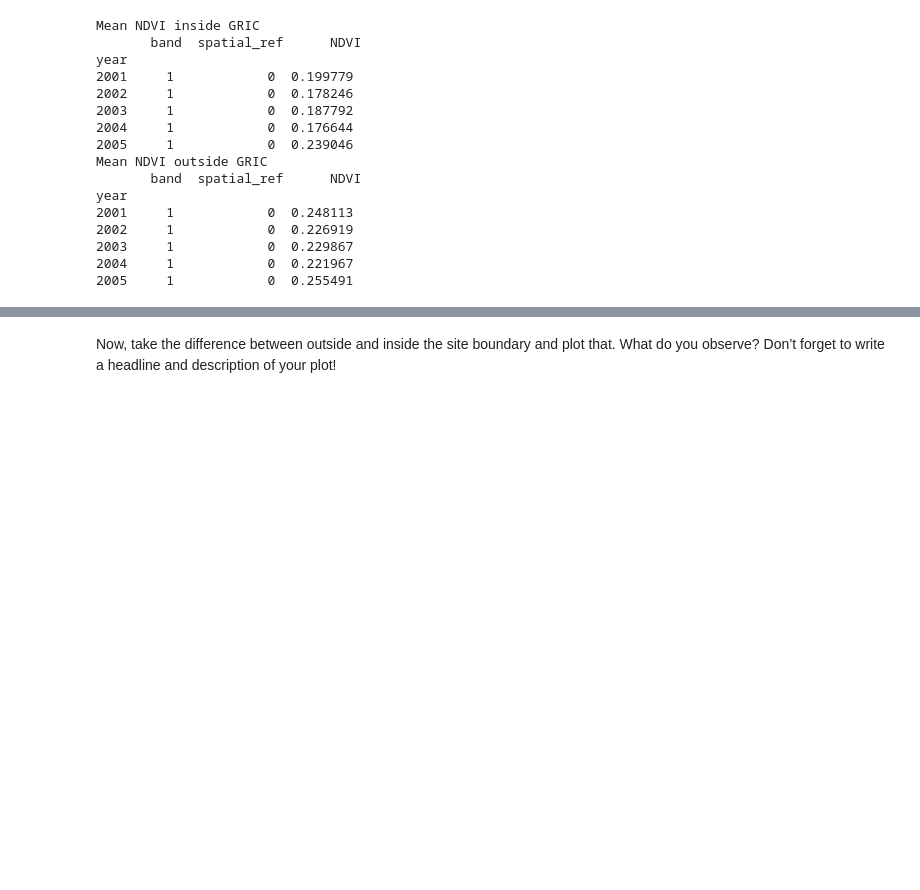
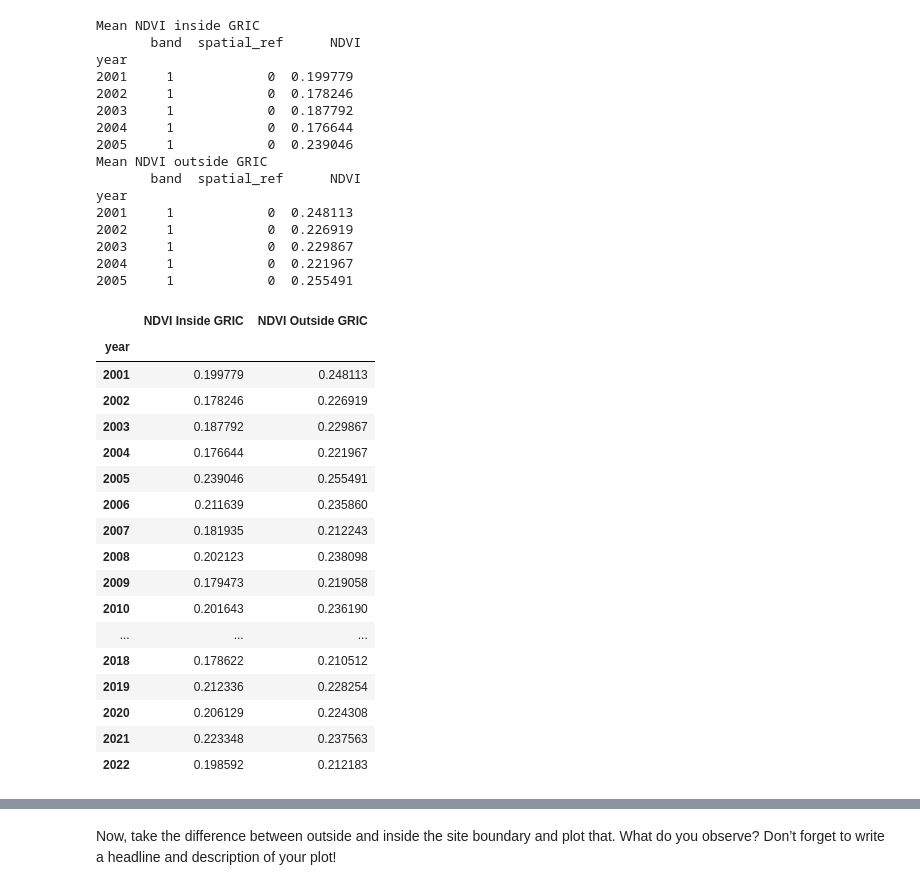
Before and after one commit to cu-esiil-edu/04-vegetation-ESIILtest24, a Jupyter notebook: notebooks/vegetation-04-summarize.ipynb, the cells around one changed output, grey strips where cells are left out. Cells and saved outputs as stored; diff of their text form; code cells hidden in the pictures; blank space fills up the shorter version.

```diff
--- a/notebooks/vegetation-04-summarize.ipynb
+++ b/notebooks/vegetation-04-summarize.ipynb
@@ -205,3 +205,29 @@ year
 2003     1            0  0.229867
 2004     1            0  0.221967
 2005     1            0  0.255491
+# %%
+# Join inside and outside GRIC df and rename columns
+july_ndvi_df = (july_ndvi_inside_df[['NDVI']]
+                .join(july_ndvi_outside_df[['NDVI']],
+                      lsuffix=' Inside GRIC',
+                      rsuffix=' Outside GRIC'))
+july_ndvi_df
+# %% [output]
+|  | NDVI Inside GRIC | NDVI Outside GRIC |
+| year |  |  |
+| 2001 | 0.199779 | 0.248113 |
+| 2002 | 0.178246 | 0.226919 |
+| 2003 | 0.187792 | 0.229867 |
+| 2004 | 0.176644 | 0.221967 |
+| 2005 | 0.239046 | 0.255491 |
+| 2006 | 0.211639 | 0.235860 |
+| 2007 | 0.181935 | 0.212243 |
+| 2008 | 0.202123 | 0.238098 |
+| 2009 | 0.179473 | 0.219058 |
+| 2010 | 0.201643 | 0.236190 |
+| ... | ... | ... |
+| 2018 | 0.178622 | 0.210512 |
+| 2019 | 0.212336 | 0.228254 |
+| 2020 | 0.206129 | 0.224308 |
+| 2021 | 0.223348 | 0.237563 |
+| 2022 | 0.198592 | 0.212183 |
```
Also changed, not shown: parts of 3 cells of this notebook.
